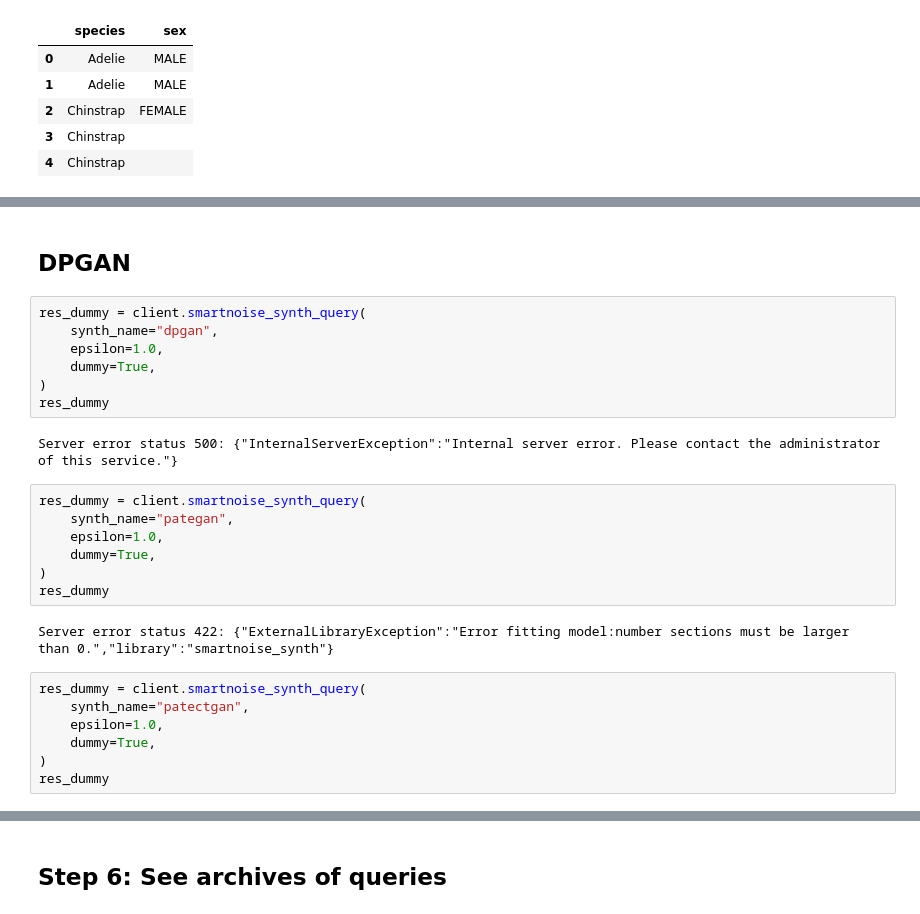
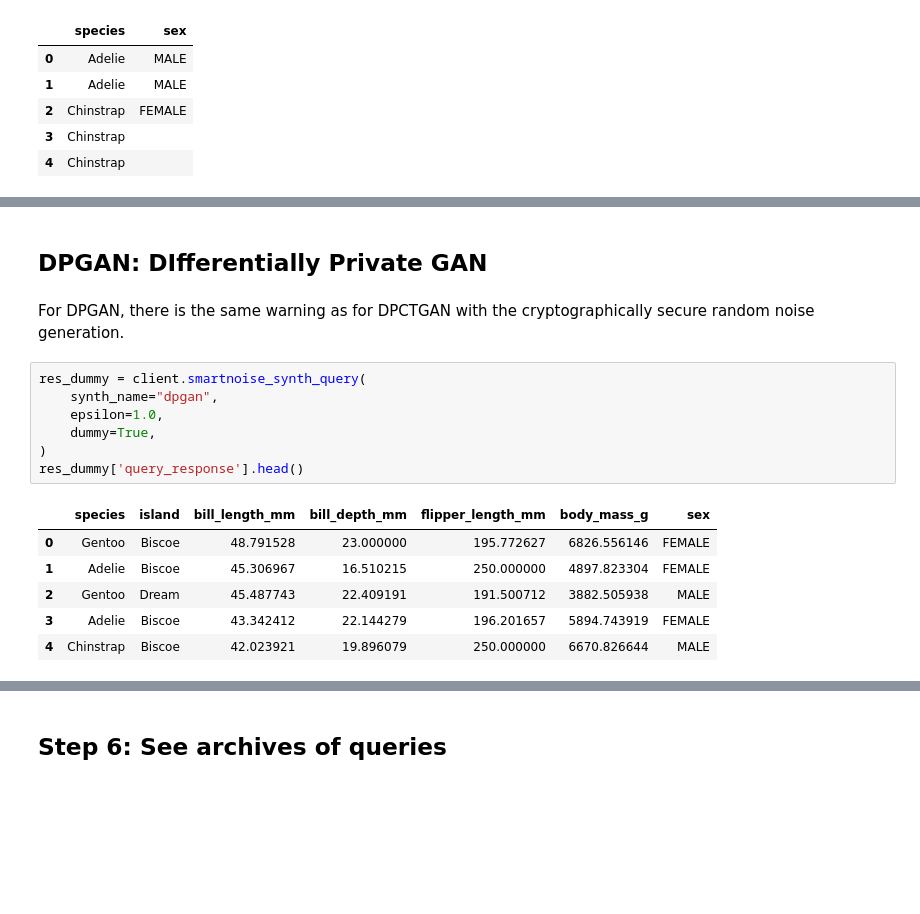
Before and after one commit to dscc-admin-ch/lomas, a Jupyter notebook: client/notebooks/Demo_Client_Notebook_Smartnoise-Synth.ipynb, the cells around one changed output, grey strips where cells are left out. Drawn from its saved outputs; the diff is of its cells as text; blank space fills up the shorter version.

```diff
--- a/client/notebooks/Demo_Client_Notebook_Smartnoise-Synth.ipynb
+++ b/client/notebooks/Demo_Client_Notebook_Smartnoise-Synth.ipynb
@@ -315,27 +469,18 @@ res_dummy['query_response'].head()
 # %% [markdown]
-## DPGAN
+## DPGAN: DIfferentially Private GAN
+# %% [markdown]
+For DPGAN, there is the same warning as for DPCTGAN with the cryptographically secure random noise generation.
 # %%
 res_dummy = client.smartnoise_synth_query(
     synth_name="dpgan",
     epsilon=1.0,
     dummy=True,
 )
-res_dummy
+res_dummy['query_response'].head()
 # %% [output]
-Server error status 500: {"InternalServerException":"Internal server error. Please contact the administrator of this service."}
+|  | species | island | bill_length_mm | bill_depth_mm | flipper_length_mm | body_mass_g | sex |
+| 0 | Gentoo | Biscoe | 48.791528 | 23.000000 | 195.772627 | 6826.556146 | FEMALE |
+| 1 | Adelie | Biscoe | 45.306967 | 16.510215 | 250.000000 | 4897.823304 | FEMALE |
+| 2 | Gentoo | Dream | 45.487743 | 22.409191 | 191.500712 | 3882.505938 | MALE |
+| 3 | Adelie | Biscoe | 43.342412 | 22.144279 | 196.201657 | 5894.743919 | FEMALE |
+| 4 | Chinstrap | Biscoe | 42.023921 | 19.896079 | 250.000000 | 6670.826644 | MALE |
-# %%
-res_dummy = client.smartnoise_synth_query(
-    synth_name="pategan",
-    epsilon=1.0,
-    dummy=True,
-)
-res_dummy
-# %% [output]
-Server error status 422: {"ExternalLibraryException":"Error fitting model:number sections must be larger than 0.","library":"smartnoise_synth"}
-# %%
-res_dummy = client.smartnoise_synth_query(
-    synth_name="patectgan",
-    epsilon=1.0,
-    dummy=True,
-)
-res_dummy
```
Also changed, not shown: parts of 27 cells of this notebook.
